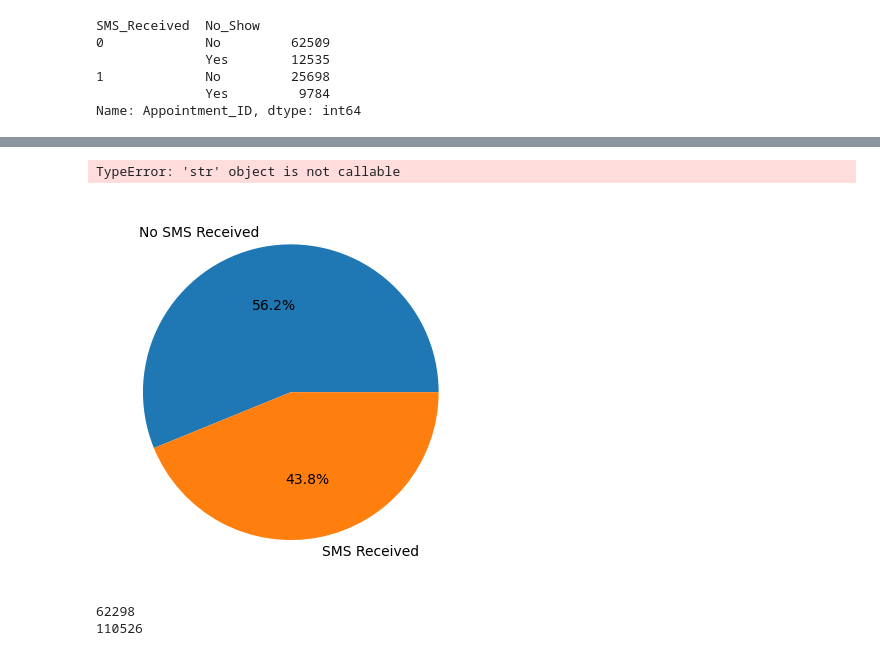
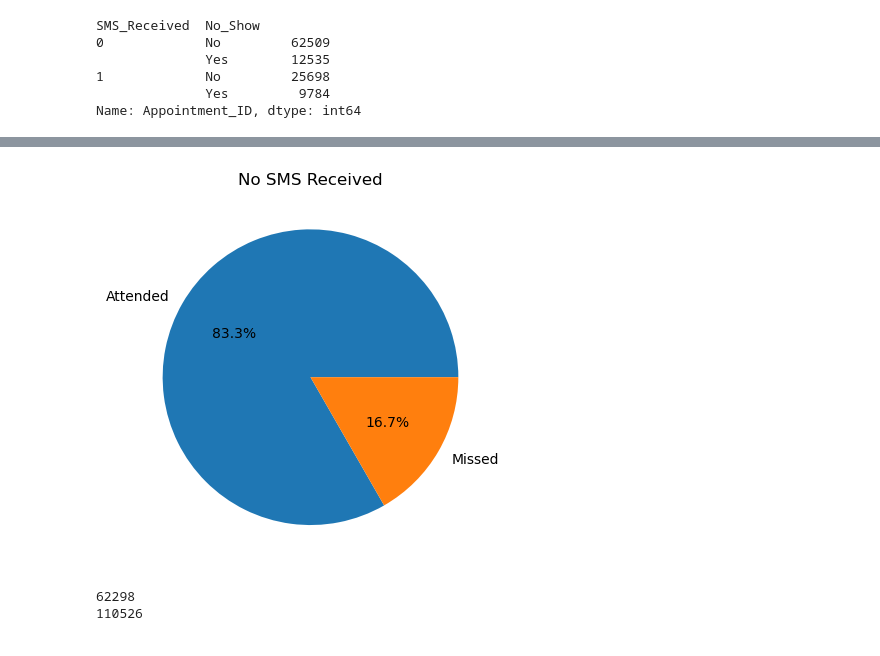
Before and after one commit to Omeagon/Project1, a Jupyter notebook: SMS.ipynb, the cells around one changed output, grey strips where cells are left out. Drawn from its saved outputs; the diff is of its cells as text; code cells hidden in the pictures.

```diff
--- a/SMS.ipynb
+++ b/SMS.ipynb
@@ -97,16 +109,15 @@ plt.show()
 # %%
 #Pie chart of Attended appointments
-labels = ['No SMS Received', 'SMS Received']
+labels = ['Attended', 'Missed']
 
-show = [12535, 9784]
-total_show = sum(show)
+no_sms_received = [62509, 12535]
+total_no_sms_received = sum(no_sms_received)
 
-plt.pie(show, labels=labels, autopct='%1.1f%%')
-plt.title('Attended Appointments')
+plt.pie(no_sms_received, labels=labels, autopct='%1.1f%%')
+plt.title('No SMS Received')
 plt.show()
 # %% [output]
-TypeError: 'str' object is not callable
-[figure, old version]
+[figure, new version]
 # %%
 #Check for multiple appointments for patients
 patient_count = df["Patient_ID"].nunique()
```
Also changed, not shown: parts of 7 cells of this notebook.
